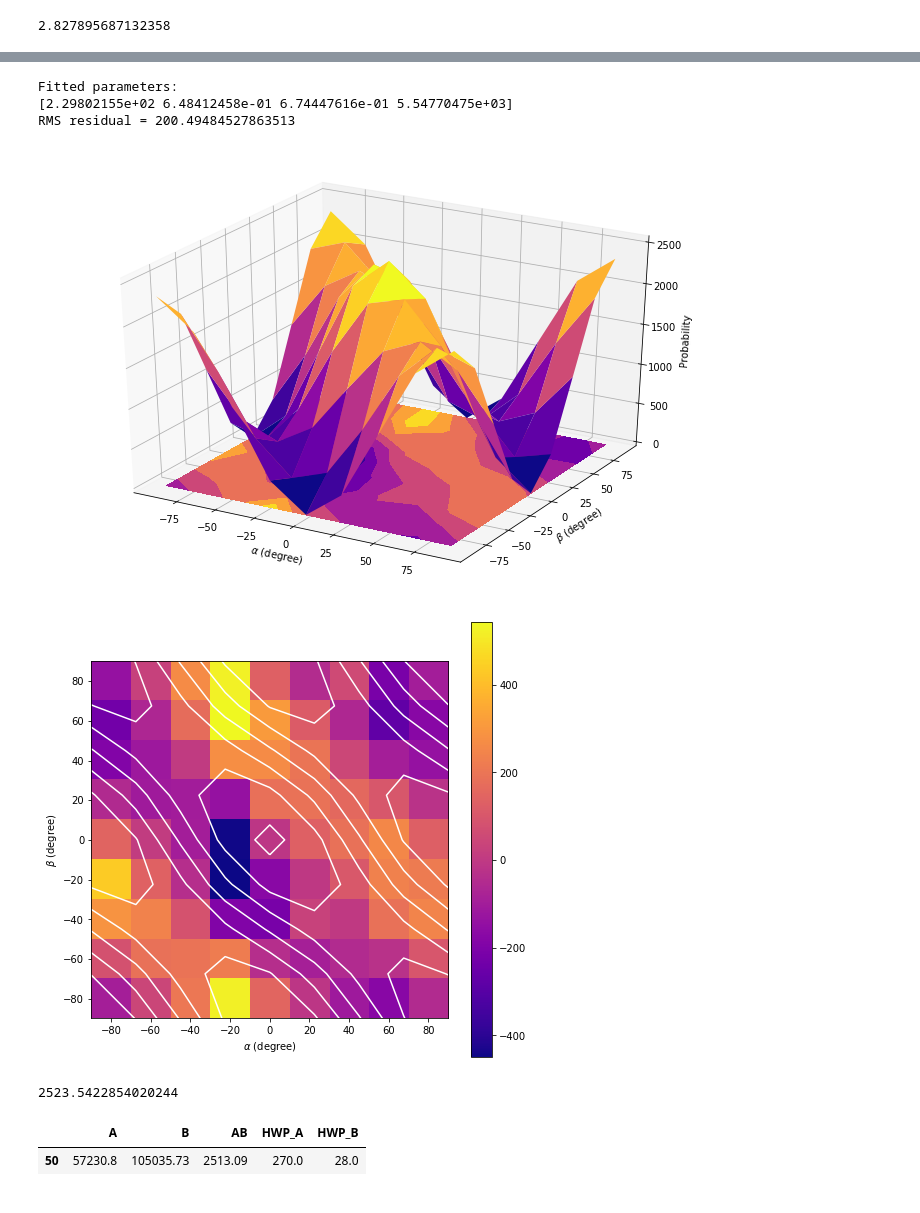
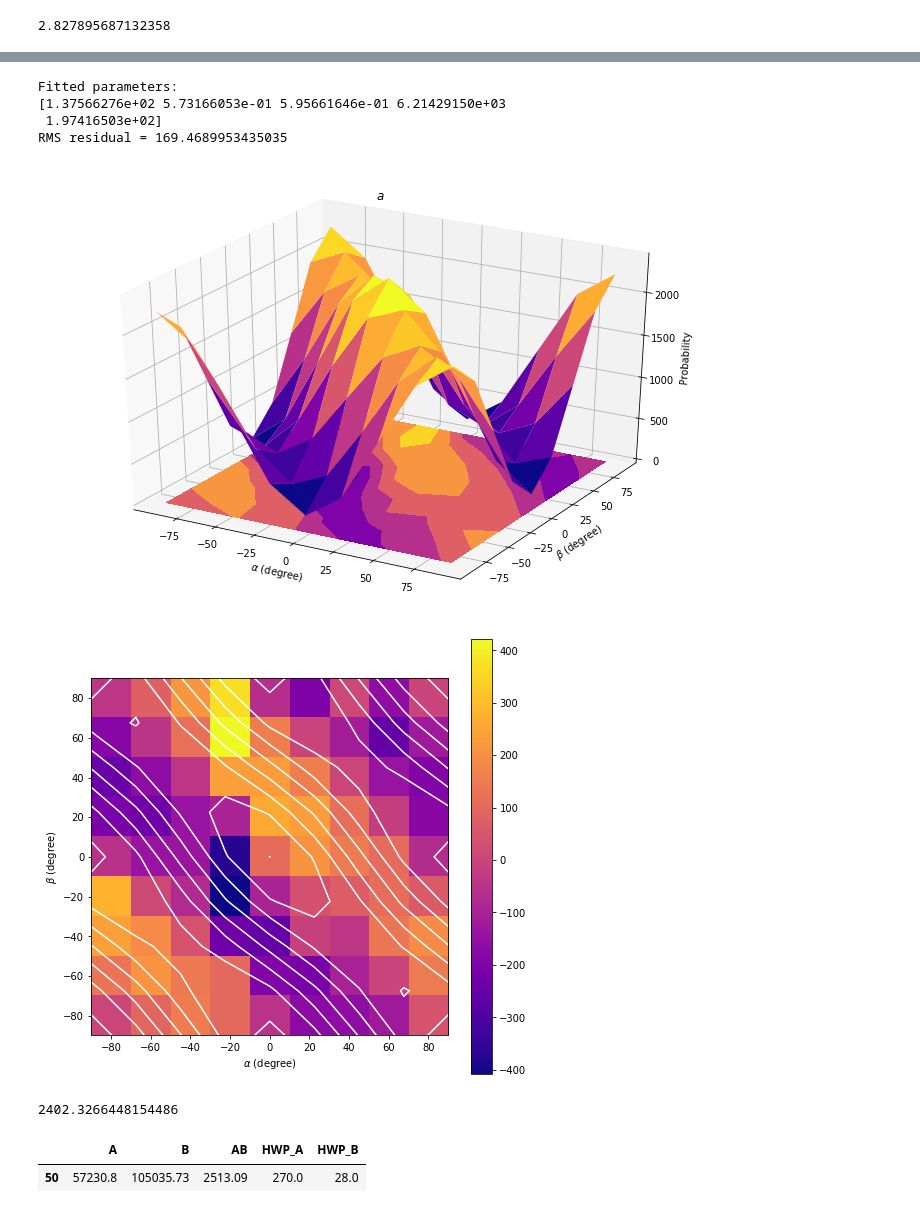
Before and after one commit to Wendywanw/111-labs, a Jupyter notebook: QIE/Untitled.ipynb, the cells around one changed output, grey strips where cells are left out. Drawn from its saved outputs; the diff is of its cells as text; code cells hidden in the pictures.

```diff
--- a/QIE/Untitled.ipynb
+++ b/QIE/Untitled.ipynb
@@ -85,7 +85,7 @@ for b in betas:
     counts = []
     for i in alphas:
         counts += [find(i,b)['AB'].values[0]]
-    ax.plot(np.array(alphas)-270,counts, label = 'beta = {}'.format(b-28))
+    ax.plot((np.array(alphas)-270)*2,counts, label = 'beta = {}'.format(b-28))
 ax.set_xlabel('Alpha Degree')
 ax.set_ylabel('Coincidents counts')
 plt.legend()
@@ -94,0 +95,4 @@ plt.legend()
+# %%
+a = 0 + 45
+b = -22.5+90
+find(a/2+270,b/2+28)['AB'].values[0]
@@ -165,0 +282,2 @@ prob(0,45)
+# %%
+phi,theta = [128.46878858, 46.39049279 ]
@@ -287,7 +520,7 @@ def pvv_f(ab,theta,phi):
     theta = theta/180*np.pi
     phi = phi/180*np.pi
 
-    return (np.sin(a)**2*np.sin(b)**2*np.cos(theta)**2+np.cos(a)**2*np.cos(b)**2*np.sin(theta)**2
+    return ((np.sin(a))**2*(np.sin(b))**2*(np.cos(theta))**2+(np.cos(a))**2*(np.cos(b))**2*(np.sin(theta))**2
           +1/4*np.sin(2*a)*np.sin(2*b)*np.sin(2*theta)*np.cos(phi))
 
 Z = np.zeros(X.shape).tolist()
@@ -316,7 +549,7 @@ ZZ = np.array(ZZ)
 fig = plt.figure(figsize = (12,8))
 ax = fig.gca(projection='3d')
 ax.plot_surface((X),( Y), ZZ, cmap='plasma')
-ax.set_zlim(0,np.max(ZZ)+0.2)
+ax.set_zlim(0,np.max(ZZ)+0.05)
 ax.set_zlabel('Probability')
 ax.set_xlabel(r'$\alpha$ (degree)')
 ax.set_ylabel(r'$\beta$ (degree)')
@@ -360,8 +593,8 @@ print('RMS residual =', rms)
 fig = plt.figure(figsize=(12,8))
 ax = fig.gca(projection='3d')
 ax.plot_surface(X, Y, fit, cmap='plasma')
-cset = ax.contourf(X, Y, ZZ-fit, zdir='z', offset=0, cmap='plasma')
-ax.set_zlim(0,np.max(fit)+0.2)
+# cset = ax.contourf(X, Y, ZZ-fit, zdir='z', offset=0, cmap='plasma')
+ax.set_zlim(0,np.max(fit)+0.05)
 ax.set_zlabel('Probability')
 ax.set_xlabel(r'$\alpha$ (degree)')
 ax.set_ylabel(r'$\beta$ (degree)')
@@ -399,14 +632,14 @@ y = 2*(betas-28)
 X, Y = np.meshgrid(x, y)
 
 # Our function to fit is going to be a sum of two-dimensional Gaussians
-def pvv_f(ab,phi,c1,c2,A):
+def pvv_f(ab,phi,c1,c2,A,c):
     a = ab[0]/180*np.pi
     b = ab[1]/180*np.pi
 #     theta = theta/180*np.pi
     phi = phi/180*np.pi
 
     return A*(np.sin(a)**2*np.sin(b)**2*c1**2+np.cos(a)**2*np.cos(b)**2*c2**2
-          +1/2*np.sin(2*a)*np.sin(2*b)*c1*c2*np.cos(phi))
+          +1/2*np.sin(2*a)*np.sin(2*b)*c1*c2*np.cos(phi))+c
 
 Z = np.zeros(X.shape).tolist()
 
@@ -465,7 +698,7 @@ xdata = (np.vstack((X.ravel(), Y.ravel())))
 Z = ZZ
 # Do the fit, using our custom _gaussian function which understands our
 # flattened (ravelled) ordering of the data points.
-popt, pcov = curve_fit(pvv_f, xdata, ZZ.ravel(),p0 = [128.47081446,0.2,0.2,1000])
+popt, pcov = curve_fit(pvv_f, xdata, ZZ.ravel(),p0 = [128.47081446,0.2,0.2,1000,0])
 fit = np.zeros(ZZ.shape)
 fit += pvv_f([X, Y], *popt)
 print('Fitted parameters:')
@@ -483,6 +716,7 @@ ax.set_zlim(0,np.max(fit)+0.2)
 ax.set_zlabel('Probability')
 ax.set_xlabel(r'$\alpha$ (degree)')
 ax.set_ylabel(r'$\beta$ (degree)')
+ax.set_title(r'$a$')
 plt.show()
 
 # Plot the test data as a 2D image and the fit as overlaid contours.
@@ -500,12 +734,13 @@ plt.show()
 Fitted parameters:
-[2.29802155e+02 6.48412458e-01 6.74447616e-01 5.54770475e+03]
-RMS residual = 200.49484527863513
+[1.37566276e+02 5.73166053e-01 5.95661646e-01 6.21429150e+03
+ 1.97416503e+02]
+RMS residual = 169.4689953435035
-[figure, old version]
+[figure, new version]
-[figure, old version]
+[figure, new version]
 # %%
 pvv_f([0,0],*popt)
 # %% [output]
-2523.5422854020244
+2402.3266448154486
 # %%
 find(0+270,0+28)
 # %% [output]
```
Also changed, not shown: parts of 54 cells of this notebook, 1 other file.
